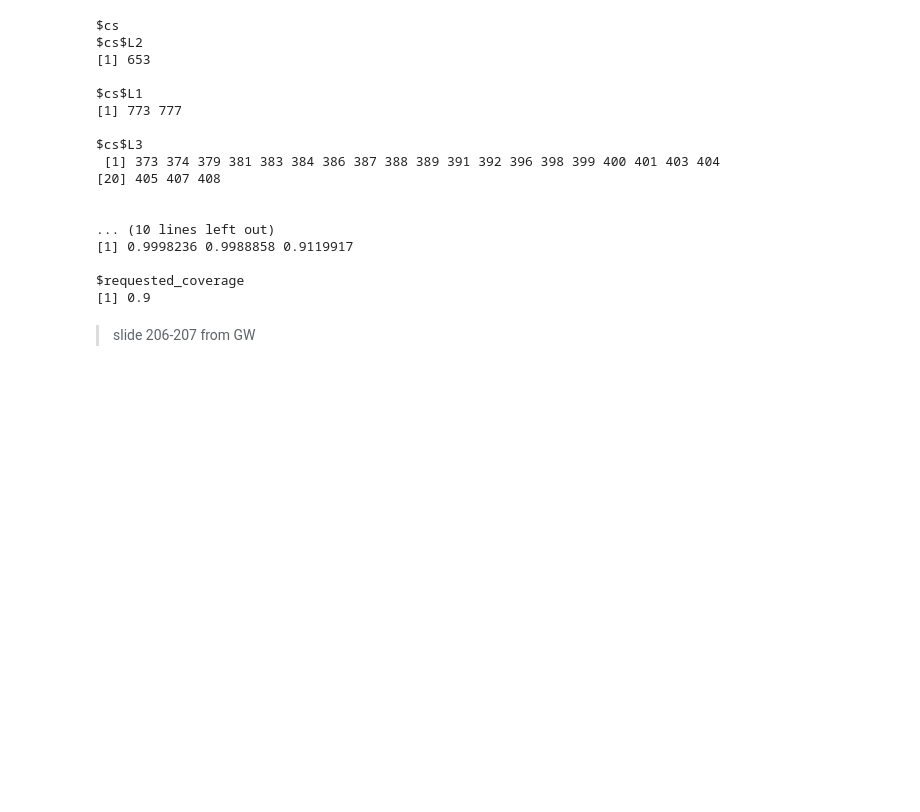
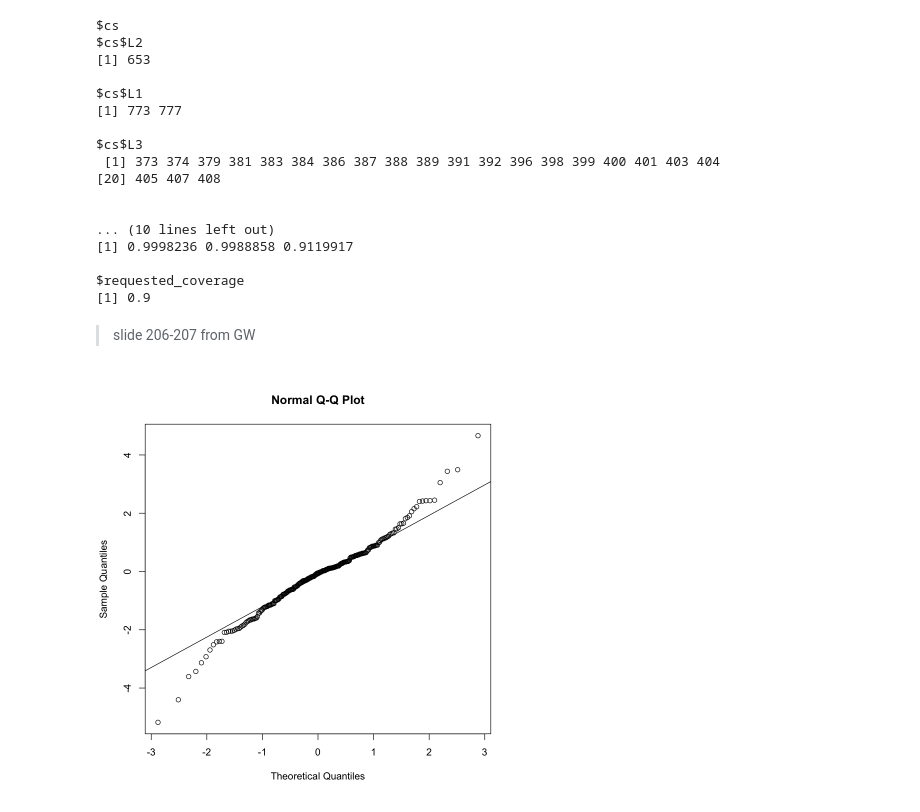
Before and after one commit to StatFunGen/statgen-prerequisites, a Jupyter notebook: 3_2_fine_mapping.ipynb, the cells around one changed output. Cells and saved outputs as stored; diff of their text form; code cells hidden in the pictures; blank space fills up the shorter version.

```diff
--- a/3_2_fine_mapping.ipynb
+++ b/3_2_fine_mapping.ipynb
@@ -185,3 +185,8 @@ $requested_coverage
 # %% [markdown]
 
 > slide 206-207 from GW
+# %%
+x <- rt(250, df = 5)
+qqnorm(x); qqline(x)
+# %% [output]
+[figure, added]
```
Also changed, not shown: parts of 3 cells of this notebook, 9 other files.
